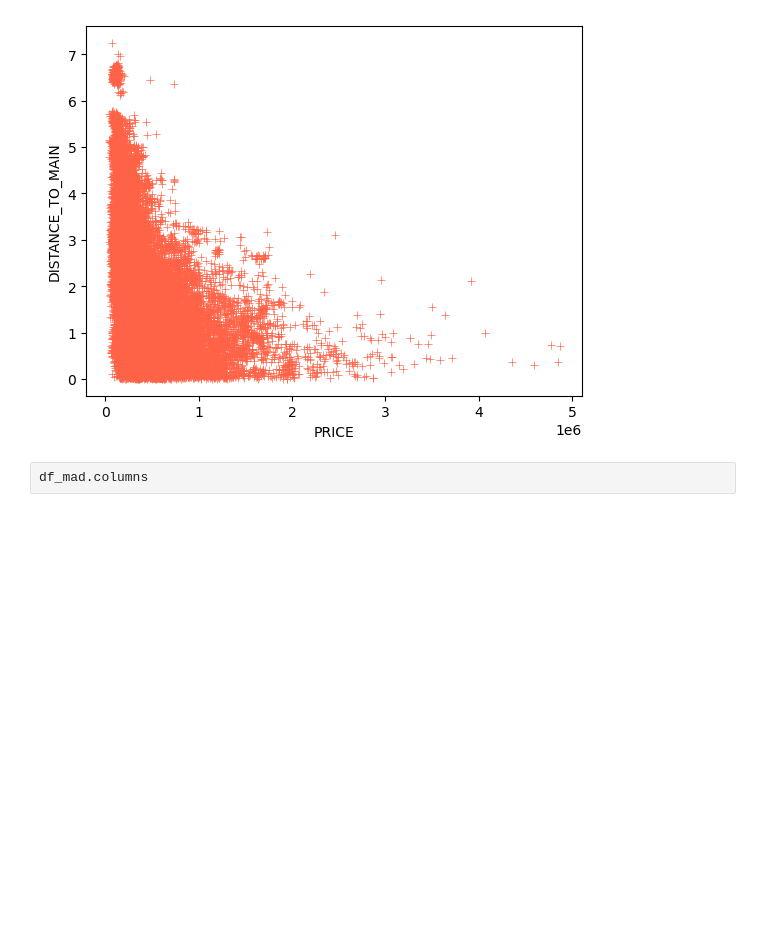
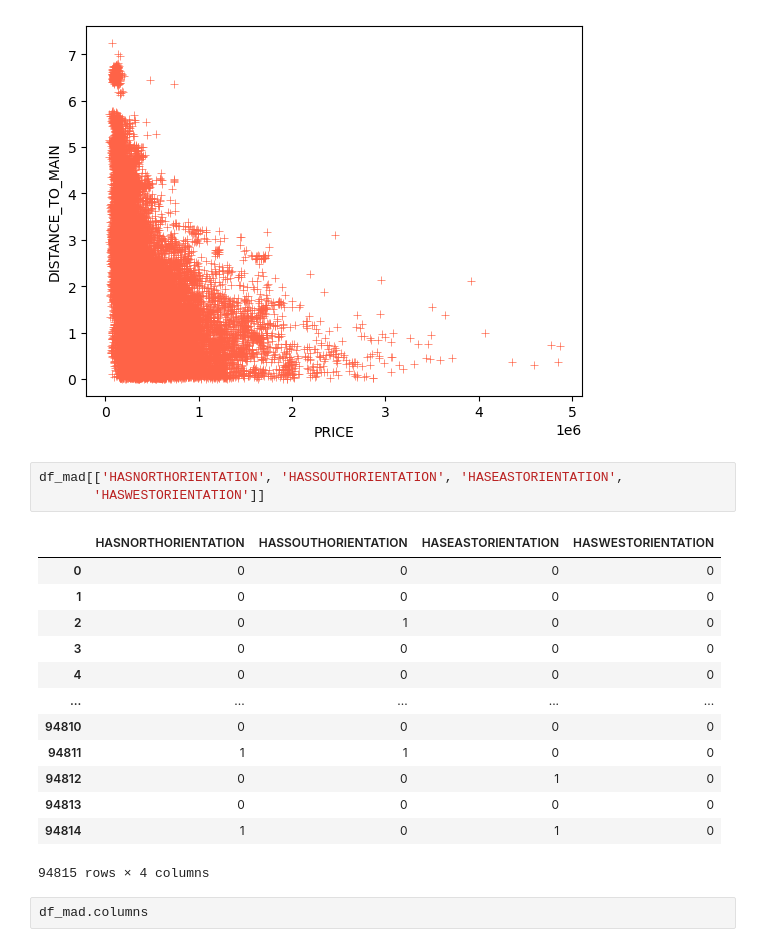
Before and after one commit to AlvaroCorrales/idealista18, a Jupyter notebook: experiments/explore.ipynb, the cells around one changed output. Saved outputs shown, nothing was run; the diff lists cells and outputs as text; blank space fills up the shorter version.

```diff
--- a/experiments/explore.ipynb
+++ b/experiments/explore.ipynb
@@ -160,6 +160,23 @@ sns.scatterplot(data = df_bcn[df_bcn['DISTANCE_TO_MAIN']<100], x = 'PRICE',
 plt.show()
 # %% [output]
 [figure]
+# %%
+df_mad[['HASNORTHORIENTATION', 'HASSOUTHORIENTATION', 'HASEASTORIENTATION',
+       'HASWESTORIENTATION']]
+# %% [output]
+|  | HASNORTHORIENTATION | HASSOUTHORIENTATION | HASEASTORIENTATION | HASWESTORIENTATION |
+| 0 | 0 | 0 | 0 | 0 |
+| 1 | 0 | 0 | 0 | 0 |
+| 2 | 0 | 1 | 0 | 0 |
+| 3 | 0 | 0 | 0 | 0 |
+| 4 | 0 | 0 | 0 | 0 |
+| ... | ... | ... | ... | ... |
+| 94810 | 0 | 0 | 0 | 0 |
+| 94811 | 1 | 1 | 0 | 0 |
+| 94812 | 0 | 0 | 1 | 0 |
+| 94813 | 0 | 0 | 0 | 0 |
+| 94814 | 1 | 0 | 1 | 0 |
+94815 rows × 4 columns
 # %%
 df_mad.columns
 # %% [output]
```
